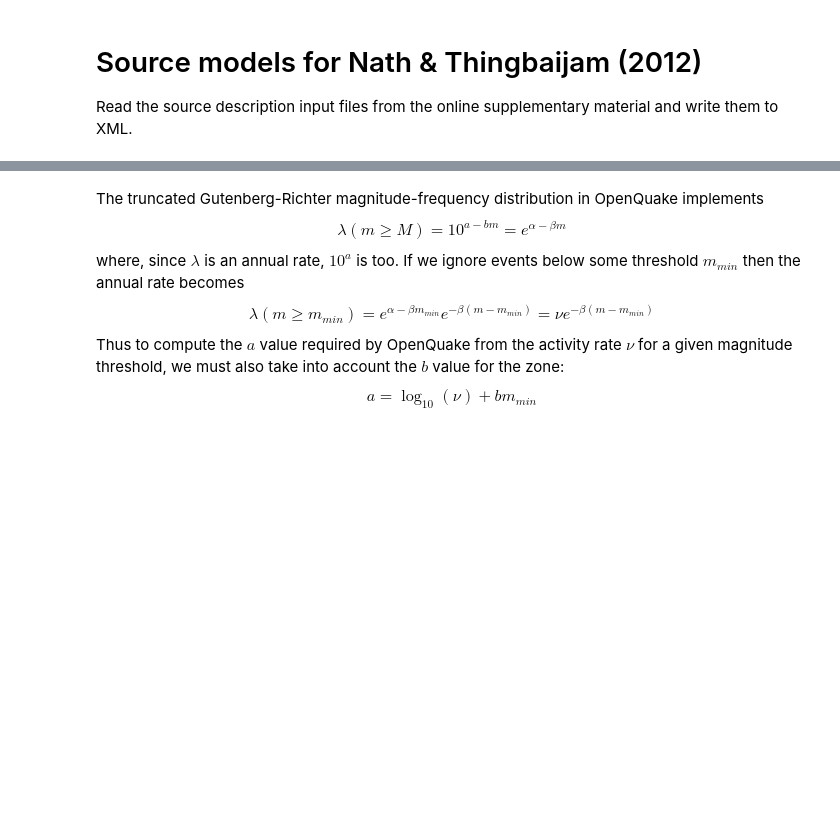
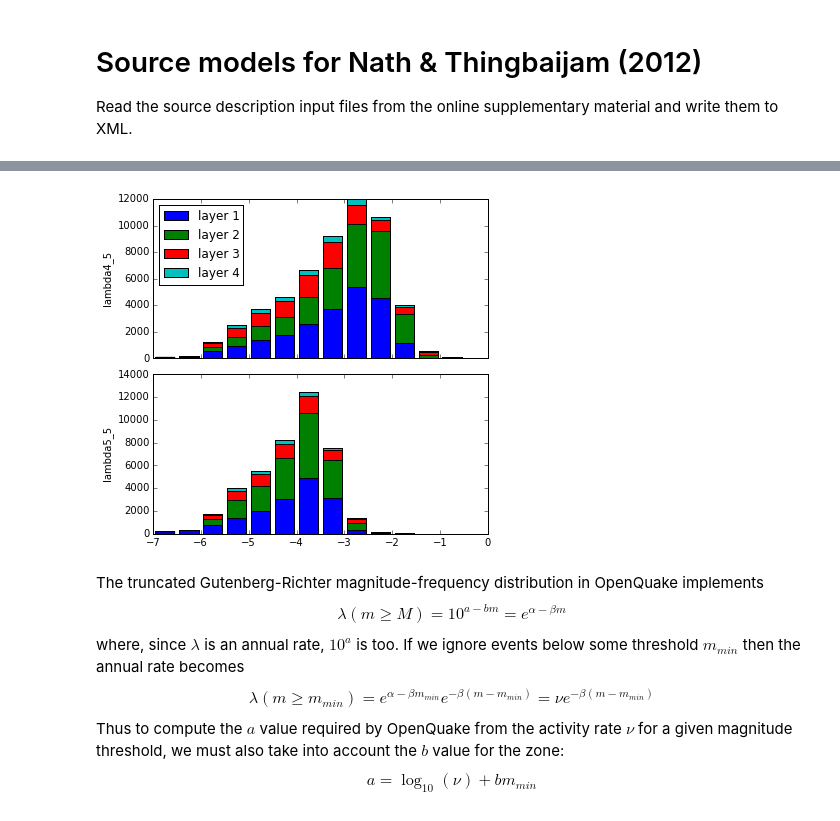
Before and after one commit to nackerley/indian-subcontinent-psha, a Jupyter notebook: Source Models/Source Models for Nath & Thingbaijam (2012).ipynb, the cells around one changed output, grey strips where cells are left out. Saved outputs shown, nothing was run; the diff lists cells and outputs as text; code cells hidden in the pictures; blank space fills up the shorter version.

```diff
--- a/Source Models/Source Models for Nath & Thingbaijam (2012).ipynb
+++ b/Source Models/Source Models for Nath & Thingbaijam (2012).ipynb
@@ -79,21 +93,19 @@ def read_polygons(file_name):
 # read areal polygons and seismicity statistics for each layer
 areal_df = pd.DataFrame()
 areal_polygons_df = pd.DataFrame()
-loop_data = zip(layer_ids, seismicity_files, polygon_files,
-                layer_depths_km[:-1], layer_depths_km[1:])
-for layer_id, seismicity_file, polygon_file, z_min, z_max in loop_data:
+for i, layer in df_layers.iterrows():
 
     # read seismicity and polygons
-    layer_seis_df = pd.read_csv(seismicity_file)
+    layer_seis_df = pd.read_csv(seismicity_files[i])
     layer_seis_df.rename(columns=variable_mapping, inplace=True)
-    layer_poly_df = read_polygons(polygon_file)
+    layer_poly_df = read_polygons(polygon_files[i])
 
     # fill in depths, specify source mechanisms, clean up dip & rake
     n_zones = len(layer_seis_df)
     idx = layer_seis_df.index
-    layer_seis_df['zmin'] = pd.Series(np.full(n_zones, z_min), index=idx)
-    layer_seis_df['zmax'] = pd.Series(np.full(n_zones, z_max), index=idx)
-    layer_seis_df['layerid'] = pd.Series(np.full(n_zones, layer_id), index=idx)
+    layer_seis_df['zmin'] = pd.Series(np.full(n_zones, layer['zmin']), index=idx)
+    layer_seis_df['zmax'] = pd.Series(np.full(n_zones, layer['zmax']), index=idx)
+    layer_seis_df['layerid'] = pd.Series(np.full(n_zones, layer['id']), index=idx)
     layer_seis_df['rake'] = tb.wrap(layer_seis_df['rake'])
     layer_seis_df['mechanism'] = pd.Series(
         smt.focal_mechanisms(layer_seis_df['dip'], layer_seis_df['rake']), index=idx)
@@ -144,0 +174,8 @@ areal_df[areal_df['tectonic subregion'] == 'no seismicity'].drop(['polygon coord
+# %%
+# read completeness table in anticipation of computing activity rates from smoothed event counts
+completeness_df = pd.read_csv('../Data/thingbaijam2011seismogenic/Table1.csv', header=[0,1], index_col=[0,1,2])
+#completeness_df.reset_index(inplace=True)
+completeness_df = completeness_df.groupby(level=2).last()
+display(completeness_df)
+print completeness_df.columns
+print completeness_df.index
@@ -145,19 +194,21 @@ areal_df[areal_df['tectonic subregion'] == 'no seismicity'].drop(['polygon coord
 # %%
 # read smoothed seismicity data
 smoothed_df_list = []
-for mag, file_names in zip(min_mags, smoothed_data_files):
-
+for i, mag in enumerate(min_mags):
     layer_smoothed_df_list = []
-    for layer_id, smoothed_file in zip(layer_ids, file_names):
-        layer_smoothed_df = pd.read_csv(smoothed_file)
+    for j, layer in df_layers.iterrows():
+        layer_smoothed_df = pd.read_csv(smoothed_data_files[i][j])
         nu_mag = 'nu%s' % str(mag).replace('.','_')
 
-        renaming_dict = {nu_mag: 'nu', 'lat':'latitude', 'lon':'longitude'}
-        layer_smoothed_df.rename(columns=renaming_dict, inplace=True)
+        rename_cols = {nu_mag: 'nu', 'lat':'latitude', 'lon':'longitude'}
+        layer_smoothed_df.rename(columns=rename_cols, inplace=True)
 
-        layer_smoothed_df['layerid'] = layer_id
+        layer_smoothed_df['layerid'] = layer['id']
         layer_smoothed_df['mmin model'] = mag
         layer_smoothed_df['mmin'] = mag
+        layer_smoothed_df['duration'] = (completeness_df.loc[layer['id']][str(mag), 'end'] -
+                                         completeness_df.loc[layer['id']][str(mag), 'start'] + 1)
+        layer_smoothed_df['lambda'] = layer_smoothed_df['nu']/layer_smoothed_df['duration']
 
         layer_smoothed_df_list.append(layer_smoothed_df)
 
@@ -171,16 +234,18 @@ display(pd.concat((smoothed_df.head(), smoothed_df.tail())))
 # %%
-prop = 'nu'
+prop = 'lambda'
 fig, axes = plt.subplots(nrows=len(min_mags), ncols=1, figsize=(6, 3*len(min_mags)), sharex=True)
 fig.subplots_adjust(hspace=0.1)
 for min_mag, ax in zip(min_mags, axes):
     groups = smoothed_df[smoothed_df['mmin model'] == min_mag].groupby('layerid')
     data = [np.log10(group[prop]).values for _, group in groups]
     labels = ['layer %d' % id for id, _ in groups]
-    ax.hist(data, label=labels, stacked=True, bins=np.arange(-4,1,0.5))
+    ax.hist(data, label=labels, stacked=True, bins=np.arange(-7,0,0.5))
     ax.set_ylabel(('%s%g' % (prop, min_mag)).replace('.','_'))
 axes[0].legend(loc='upper left')
 plt.savefig("SmoothedModelActivityRates.png", dpi=300,
             transparent=True, bbox_inches='tight', pad_inches=0.1)
+# %% [output]
+[figure, added]
 # %%
 # compute all distances
 distances = np.full((len(smoothed_df), len(areal_df)), np.inf)
```
Also changed, not shown: parts of 30 cells of this notebook, 30 other files.
